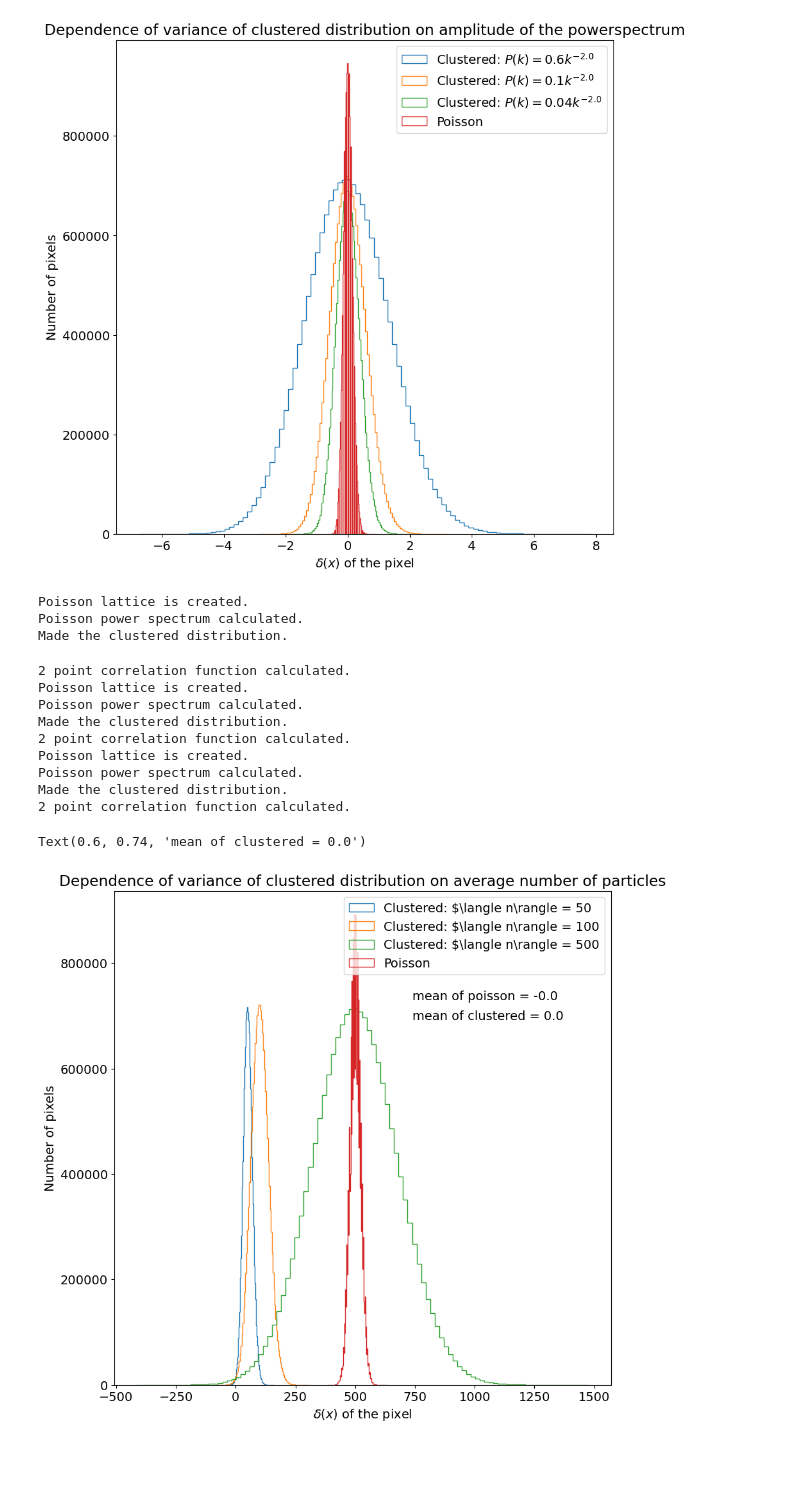
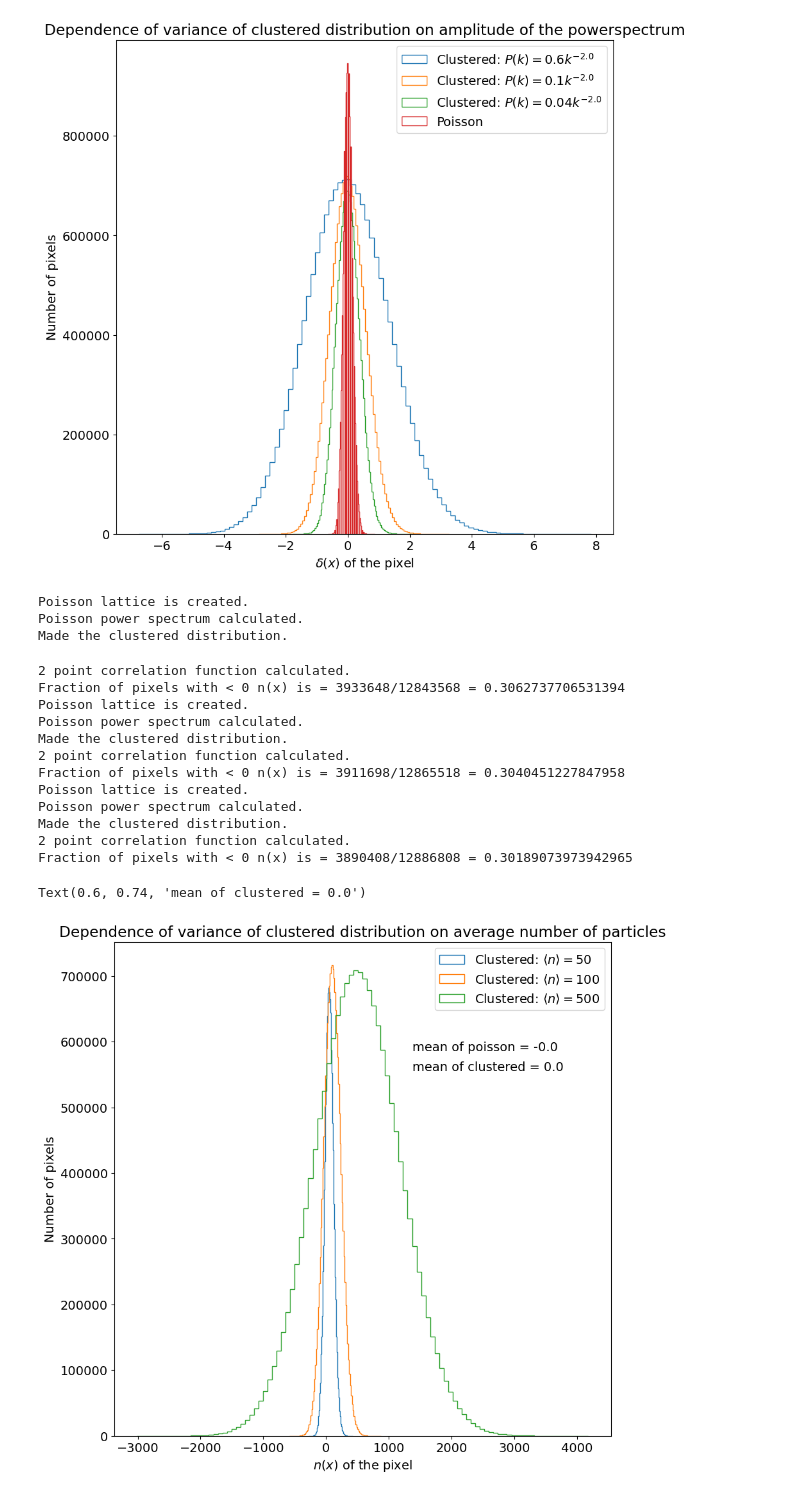
Before and after one commit to VibinRam/DP2, a Jupyter notebook: Codes/Clustering_simulation/IncompEff2.ipynb, the cells around one changed output. Saved outputs shown, nothing was run; the diff lists cells and outputs as text; code cells hidden in the pictures; blank space fills up the shorter version.

```diff
--- a/Codes/Clustering_simulation/IncompEff2.ipynb
+++ b/Codes/Clustering_simulation/IncompEff2.ipynb
@@ -157,7 +157,7 @@ class clust_dist:
         #defining the x intervals in which we calculate the 2pcf
         self.x_intervals_pix = np.arange(x_min_int, x_max_int)
         self.x_intervals_mid = self.x_intervals_pix * self.dx #I chose only even
-        self._2pcorrfunc = np.zeros_like(self.x_intervals_mid)
+        self._2pcorrfunc = np.zeros_like(self.x_intervals_mid, dtype=float)
         for i, temp_x in enumerate(self.x_intervals_pix):
             self._2pcorrfunc[i] = np.sum((self.box_delx_clust[:self.N_side-temp_x,:,:]) * (self.box_delx_clust[temp_x:,:,:]))/ (self.N_side** 3)
         print("2 point correlation function calculated.")
@@ -172,7 +172,7 @@ class clust_dist:
         #defining the x intervals in which we calculate the 2pcf
         self.x_intervals_pix = np.arange(x_min_int, x_max_int)
         self.x_intervals_mid = self.x_intervals_pix * self.dx #I chose only even
-        self._2pcorrfunc = np.zeros_like(self.x_intervals_mid)
+        self._2pcorrfunc = np.zeros_like(self.x_intervals_mid, dtype=float)
         for i, temp_x in enumerate(self.x_intervals_pix):
             self._2pcorrfunc[i] = np.sum((self.box_delx_clust[:,:self.N_side-temp_x,:]) * (self.box_delx_clust[:,temp_x:,:]))/ (self.N_side** 3)
         print("2 point correlation function calculated.")
@@ -187,7 +187,7 @@ class clust_dist:
         #defining the x intervals in which we calculate the 2pcf
         self.x_intervals_pix = np.arange(x_min_int, x_max_int)
         self.x_intervals_mid = self.x_intervals_pix * self.dx #I chose only even
-        self._2pcorrfunc = np.zeros_like(self.x_intervals_mid)
+        self._2pcorrfunc = np.zeros_like(self.x_intervals_mid, dtype=float)
         for i, temp_x in enumerate(self.x_intervals_pix):
             self._2pcorrfunc[i] = np.sum((self.box_delx_clust[:,:,:self.N_side-temp_x]) * (self.box_delx_clust[:,:,temp_x:]))/ (self.N_side** 3)
         print("2 point correlation function calculated.")
@@ -277,7 +277,7 @@ class incomp_dist(clust_dist):
 
     def calc_2pcorrfunc_incomp(self):
         #We use the same x intervals as the clust 2pcf
-        self._2pcorrfunc_incomp = np.zeros_like(self.x_intervals_mid)
+        self._2pcorrfunc_incomp = np.zeros_like(self.x_intervals_mid,dtype=float)
         for i, temp_x in enumerate(self.x_intervals_pix):
             self._2pcorrfunc_incomp[i] = np.sum((self.incomp_box_delx_clust[:self.N_side-temp_x,:,:]) * (self.incomp_box_delx_clust[temp_x:,:,:]))/ (self.N_side** 3)
             self._2pcorrfunc_incomp[i] = self._2pcorrfunc_incomp[i]/(np.sum(self.incomp_map[:self.N_side-temp_x,:,:] * self.incomp_map[temp_x:,:,:])/ (self.N_side**3))
@@ -292,7 +292,7 @@ class incomp_dist(clust_dist):
 N_side = 256
 dx = 1
 n_bar = 100
-const_of_pk = 10
+const_of_pk = 1.2
 delta_of_pk = 1.0
 
 sample_clust = clust_dist(N_side, dx)
@@ -335,16 +334,0 @@ ax2.axhline(0, lw=0.5)
-# %%
-x_min = 1.0 * sample_clust.dx
-x_max = 50.0 * sample_clust.dx
-assert x_min > 0
-assert x_max > x_min
-# assert issubclass(x_intervals_int.dtype.int, np.integer)
-# min and max integer between given interval
-x_min_int = math.ceil(x_min/sample_clust.dx)
-x_max_int = math.ceil(x_max/sample_clust.dx)
-#defining the x intervals in which we calculate the 2pcf
-sample_clust.x_intervals_pix = np.arange(x_min_int, x_max_int)
-sample_clust.x_intervals_mid = sample_clust.x_intervals_pix * sample_clust.dx #I chose only even
-sample_clust._2pcorrfunc = np.zeros_like(sample_clust.x_intervals_mid)
-for i, temp_x in enumerate(sample_clust.x_intervals_pix):
-    sample_clust._2pcorrfunc[i] = np.sum((np.real(sample_clust.box_delx_clust[:sample_clust.N_side-temp_x,:,:])) * np.real((sample_clust.box_delx_clust[temp_x:,:,:])))/ (sample_clust.N_side** 3)
-print("2 point correlation function calculated.")
@@ -461,33 +442,39 @@ delta_of_pk = 2.0
 plt.figure(figsize=(10,10))
 for n_bar in n_bar_ar:
     sample_clust = clust_dist(N_side, dx)
     sample_clust.initialize_pois(n_bar)
 
     sample_clust.make_clust_dist_from_plaw_pspec(const_of_pk, delta_of_pk, sample_clust.k_intervals)
 
     sample_clust.calc_2pcorrfunc_clust(1.0 * dx, 50 * dx)
 
     plt.hist(sample_clust.box_GN.flatten(), bins=100, label=r"Clustered: $\langle n\rangle = {}$".format(n_bar), histtype='step');
+    temp_lt = len(np.where(sample_clust.box_GN.flatten() < 0)[0])
+    temp_gt = len(np.where(sample_clust.box_GN.flatten() >= 0)[0])
+    print("Fraction of pixels with < 0 n(x) is = {}/{} = {}".format(temp_lt, temp_gt, temp_lt/temp_gt))
 
-plt.hist(sample_clust.box_p.flatten(), bins=100, label="Poisson", histtype='step');
-plt.xlabel(r"$\delta(x)$ of the pixel")
+# plt.hist(sample_clust.box_p.flatten(), bins=100, label="Poisson", histtype='step');
+plt.xlabel(r"$n(x)$ of the pixel")
 plt.ylabel("Number of pixels")
 plt.legend()
 plt.title("Dependence of variance of clustered distribution on average number of particles")
 plt.text(0.6, 0.78, "mean of poisson = "+str(np.round(np.mean(sample_clust.box_delx.flatten()),3)), transform=plt.gca().transAxes)
 plt.text(0.6, 0.74, "mean of clustered = "+str(np.round(np.absolute(np.mean(sample_clust.box_delx_clust.flatten())),3)), transform=plt.gca().transAxes)
 # %% [output]
 Poisson lattice is created.
 Poisson power spectrum calculated.
 Made the clustered distribution.
 2 point correlation function calculated.
+Fraction of pixels with < 0 n(x) is = 3933648/12843568 = 0.3062737706531394
 Poisson lattice is created.
 Poisson power spectrum calculated.
 Made the clustered distribution.
 2 point correlation function calculated.
+Fraction of pixels with < 0 n(x) is = 3911698/12865518 = 0.3040451227847958
 Poisson lattice is created.
 Poisson power spectrum calculated.
 Made the clustered distribution.
 2 point correlation function calculated.
+Fraction of pixels with < 0 n(x) is = 3890408/12886808 = 0.30189073973942965
 Text(0.6, 0.74, 'mean of clustered = 0.0')
-[figure, old version]
+[figure, new version]
```
Also changed, not shown: parts of 7 cells of this notebook.
